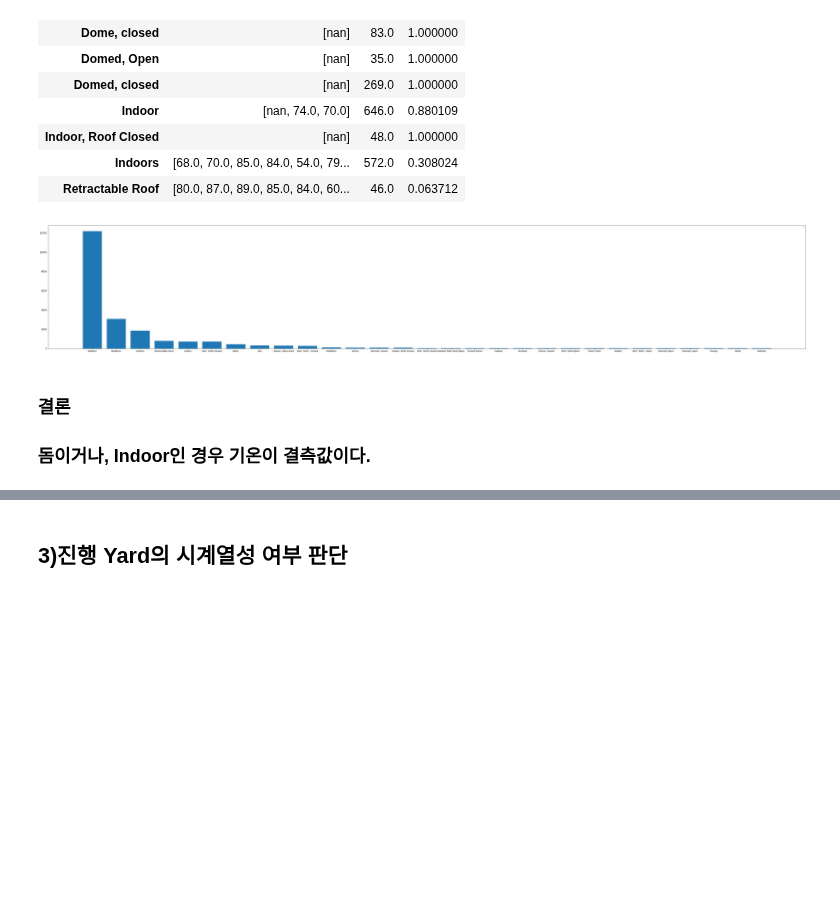
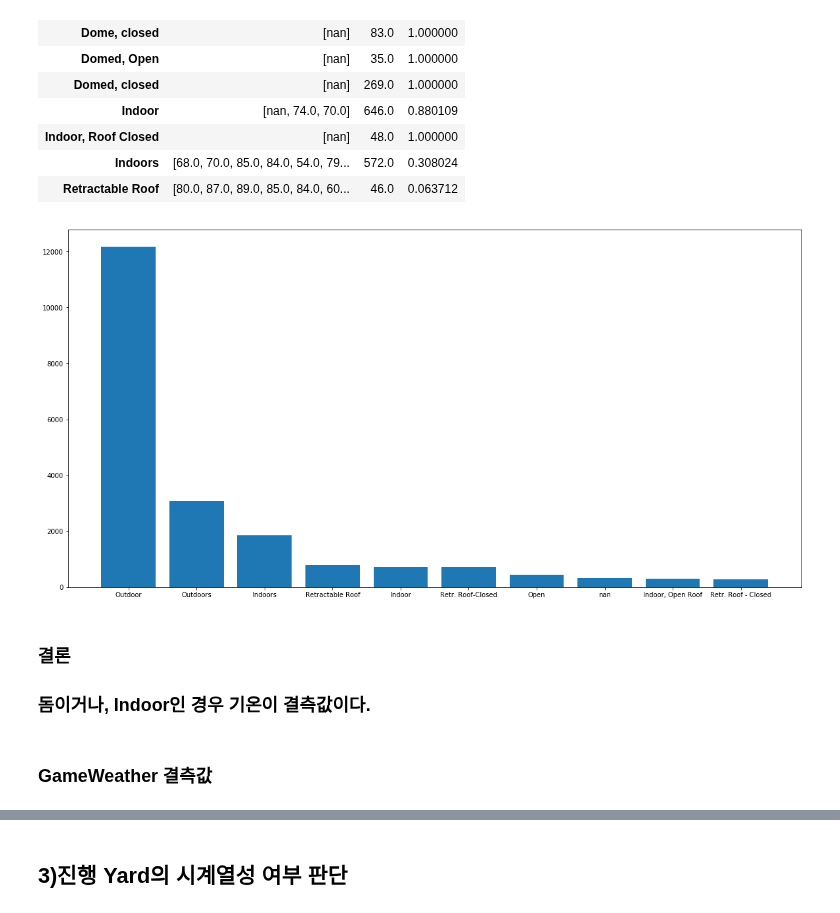
Before and after one commit to neverland251/MainProject, a Jupyter notebook: Project/DataMining/NFL yard/NFL.ipynb, the cells around one changed output, grey strips where cells are left out. Drawn from its saved outputs; the diff is of its cells as text; code cells hidden in the pictures; blank space fills up the shorter version.

```diff
--- a/Project/DataMining/NFL yard/NFL.ipynb
+++ b/Project/DataMining/NFL yard/NFL.ipynb
@@ -550,19 +694,21 @@ pd.concat([DataFrame(key_1),DataFrame(key_2),DataFrame(key_3)],axis=1)
 | Indoors | [68.0, 70.0, 85.0, 84.0, 54.0, 79... | 572.0 | 0.308024 |
 | Retractable Roof | [80.0, 87.0, 89.0, 85.0, 84.0, 60... | 46.0 | 0.063712 |
 # %%
-plt.figure(figsize = (60,10))
+plt.figure(figsize = (20,10))
 
-x = np.arange(len(rawdata["StadiumType"].unique()) - 1)
-value = (rawdata["StadiumType"].value_counts()/22).values
+x = np.arange(len(rawdata["StadiumType"].unique()[0:11]) - 1)
+value = (rawdata["StadiumType"].value_counts(sort=True)[0:10]/22).values
 
 plt.bar(x,value)
 
-plt.xticks(x,rawdata["StadiumType"].unique())
-plt.legend(x,value)
+plt.xticks(x,rawdata["StadiumType"].unique()[0:10])
+#plt.legend(x,value)
 
 plt.show()
 # %% [output]
-[figure, old version]
+[figure, new version]
 # %% [markdown]
 ### 결론
 ### 돔이거나, Indoor인 경우 기온이 결측값이다.
+# %% [markdown]
+### GameWeather 결측값
```
Also changed, not shown: parts of 41 cells of this notebook.
